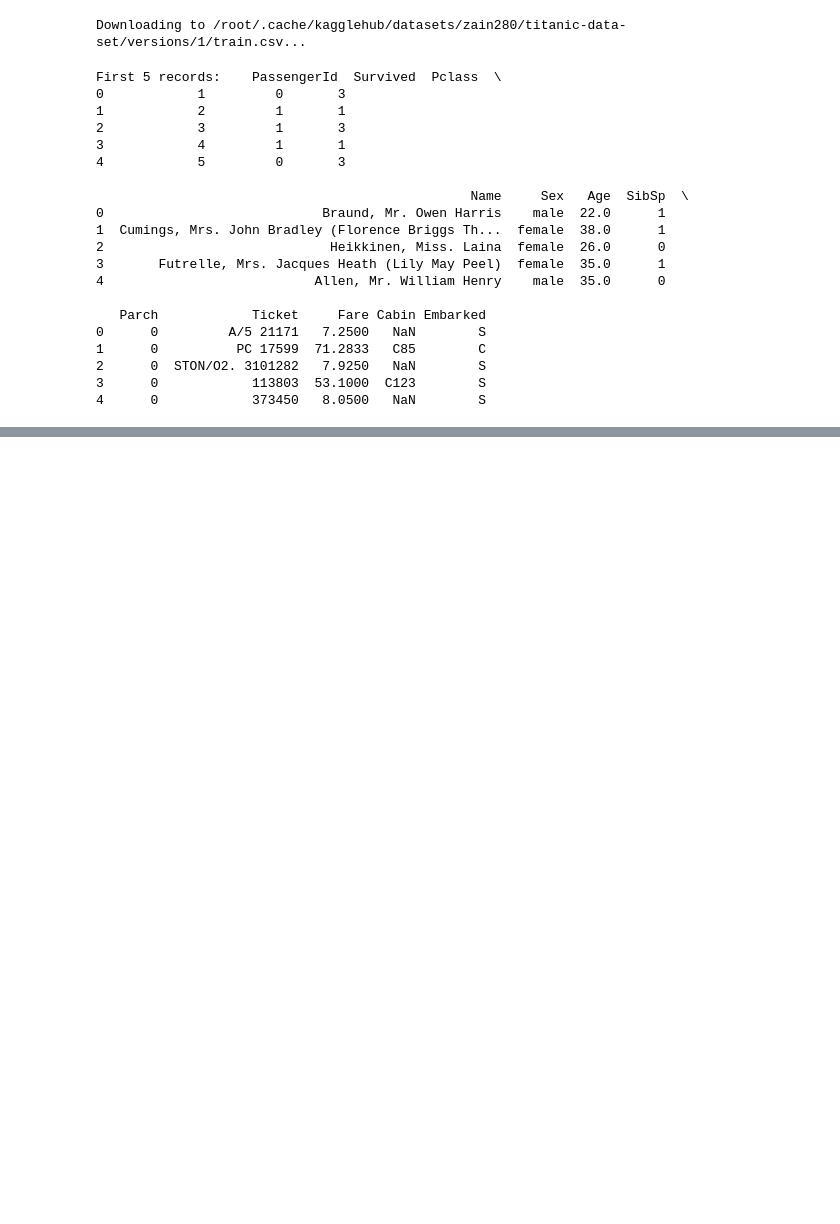
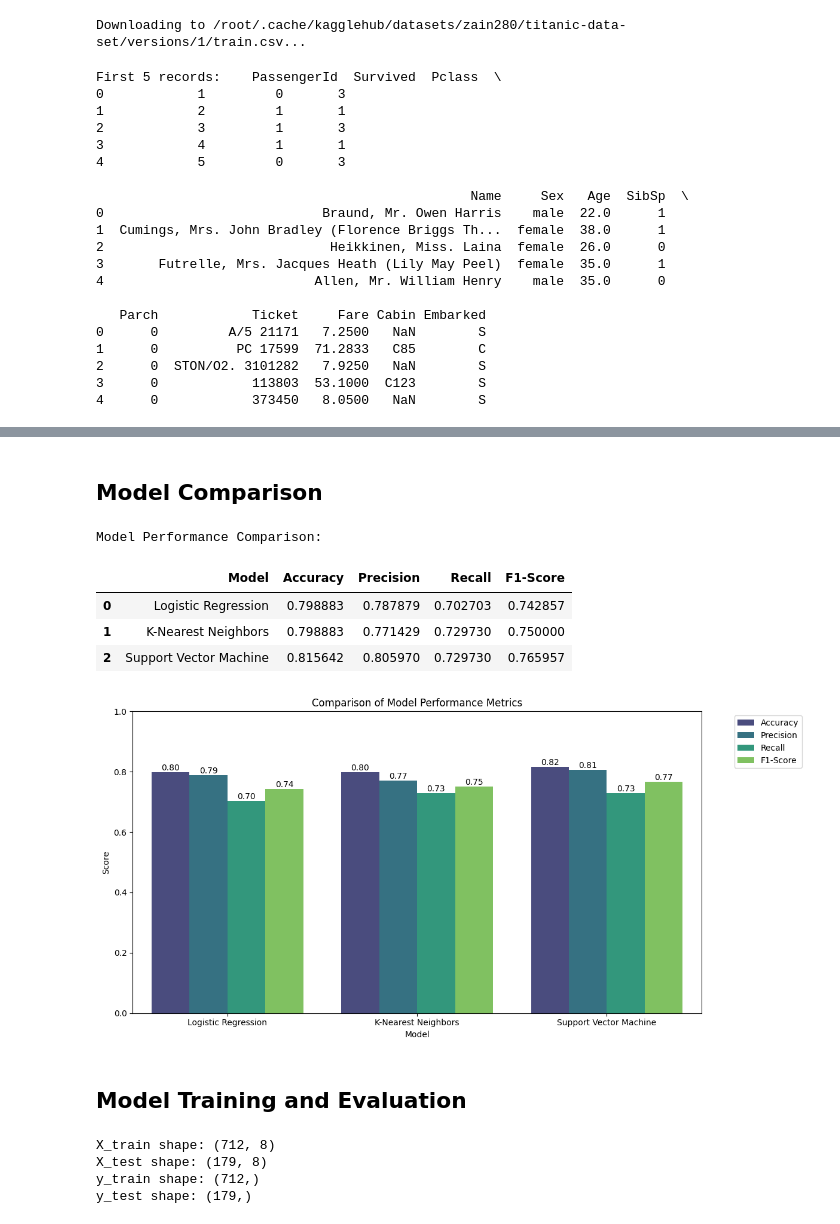
Before and after one commit to Ruhul73/Titanic-ship-, a Jupyter notebook: Titanic_ship.ipynb, the cells around one changed output, grey strips where cells are left out. Saved outputs shown, nothing was run; the diff lists cells and outputs as text; code cells hidden in the pictures; blank space fills up the shorter version.

```diff
--- a/Titanic_ship.ipynb
+++ b/Titanic_ship.ipynb
@@ -45,0 +281,64 @@ First 5 records:    PassengerId  Survived  Pclass  \
+# %% [markdown]
+## Model Comparison
+# %%
+metrics_df = pd.DataFrame(columns=['Model', 'Accuracy', 'Precision', 'Recall', 'F1-Score'])
+
+for name, metrics in results.items():
+    metrics_df = pd.concat([
+        metrics_df,
+        pd.DataFrame([{
+            'Model': name,
+            'Accuracy': metrics['accuracy'],
+            'Precision': metrics['precision'],
+            'Recall': metrics['recall'],
+            'F1-Score': metrics['f1_score']
+        }])
+    ], ignore_index=True)
+
+print("\nModel Performance Comparison:")
+display(metrics_df)
+
+# Visualize model performance
+metrics_df_melted = metrics_df.melt(id_vars='Model', var_name='Metric', value_name='Score')
+
+plt.figure(figsize=(12, 6))
+ax = sns.barplot(x='Model', y='Score', hue='Metric', data=metrics_df_melted, palette='viridis')
+plt.title('Comparison of Model Performance Metrics')
+plt.ylabel('Score')
+plt.ylim(0, 1) # Metrics are between 0 and 1
+plt.legend(bbox_to_anchor=(1.05, 1), loc='upper left')
+
+# Add labels to the bars
+for container in ax.containers:
+    ax.bar_label(container, fmt='%.2f', label_type='edge')
+
+plt.tight_layout()
+plt.show()
+# %% [output]
+Model Performance Comparison:
+|  | Model | Accuracy | Precision | Recall | F1-Score |
+| 0 | Logistic Regression | 0.798883 | 0.787879 | 0.702703 | 0.742857 |
+| 1 | K-Nearest Neighbors | 0.798883 | 0.771429 | 0.729730 | 0.750000 |
+| 2 | Support Vector Machine | 0.815642 | 0.805970 | 0.729730 | 0.765957 |
+[figure, added]
+# %% [markdown]
+## Model Training and Evaluation
+# %%
+from sklearn.model_selection import train_test_split
+
+# Define features (X) and target (y)
+X = df.drop('Survived', axis=1)
+y = df['Survived']
+
+# Split the data into training and testing sets
+X_train, X_test, y_train, y_test = train_test_split(X, y, test_size=0.2, random_state=42)
+
+print(f"X_train shape: {X_train.shape}")
+print(f"X_test shape: {X_test.shape}")
+print(f"y_train shape: {y_train.shape}")
+print(f"y_test shape: {y_test.shape}")
+# %% [output]
+X_train shape: (712, 8)
+X_test shape: (179, 8)
+y_train shape: (712,)
+y_test shape: (179,)
```
Also changed, not shown: parts of 29 cells of this notebook.
